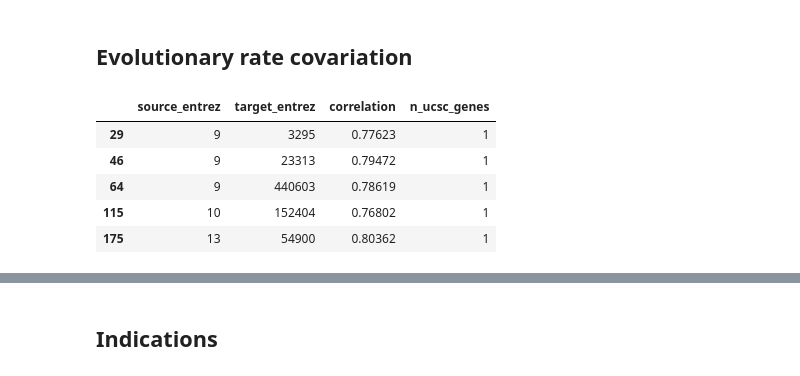
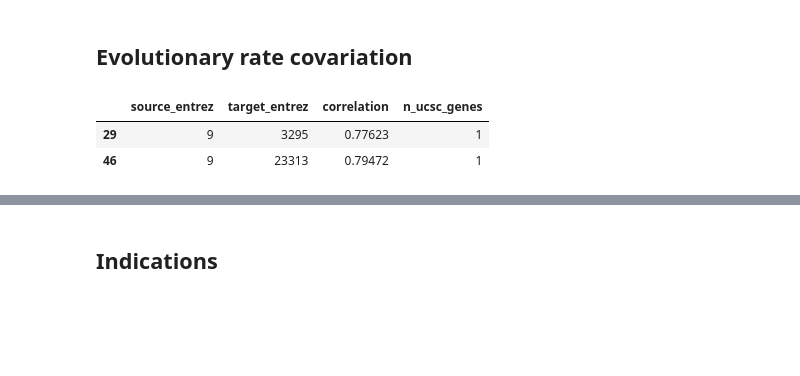
Before and after one commit to dhimmel/integrate, a Jupyter notebook: integrate.ipynb, the cells around one changed output, grey strips where cells are left out. Cells and saved outputs as stored; diff of their text form; code cells hidden in the pictures; blank space fills up the shorter version.

```diff
--- a/integrate.ipynb
+++ b/integrate.ipynb
@@ -240,17 +259,14 @@ for i, row in ppi_df.iterrows():
 # %%
 commit = '757733f77a89499439c887acb88456e011c5322e'
 url = rawgit('dhimmel', 'erc', commit, 'data/erc_mam33-entrez-gt-0.6.tsv.gz')
 erc_df = pandas.read_table(open_gz_url(url))
 erc_df = erc_df[erc_df.correlation >= 0.75]
 erc_df = erc_df[erc_df.source_entrez.isin(gene_df.GeneID) & erc_df.target_entrez.isin(gene_df.GeneID)]
-erc_df.head()
+erc_df.head(2)
 # %% [output]
 |  | source_entrez | target_entrez | correlation | n_ucsc_genes |
 | 29 | 9 | 3295 | 0.77623 | 1 |
 | 46 | 9 | 23313 | 0.79472 | 1 |
-| 64 | 9 | 440603 | 0.78619 | 1 |
-| 115 | 10 | 152404 | 0.76802 | 1 |
-| 175 | 13 | 54900 | 0.80362 | 1 |
 # %%
 for i, row in erc_df.iterrows():
     source_id = 'gene', row.source_entrez
```
Also changed, not shown: parts of 9 cells of this notebook.
